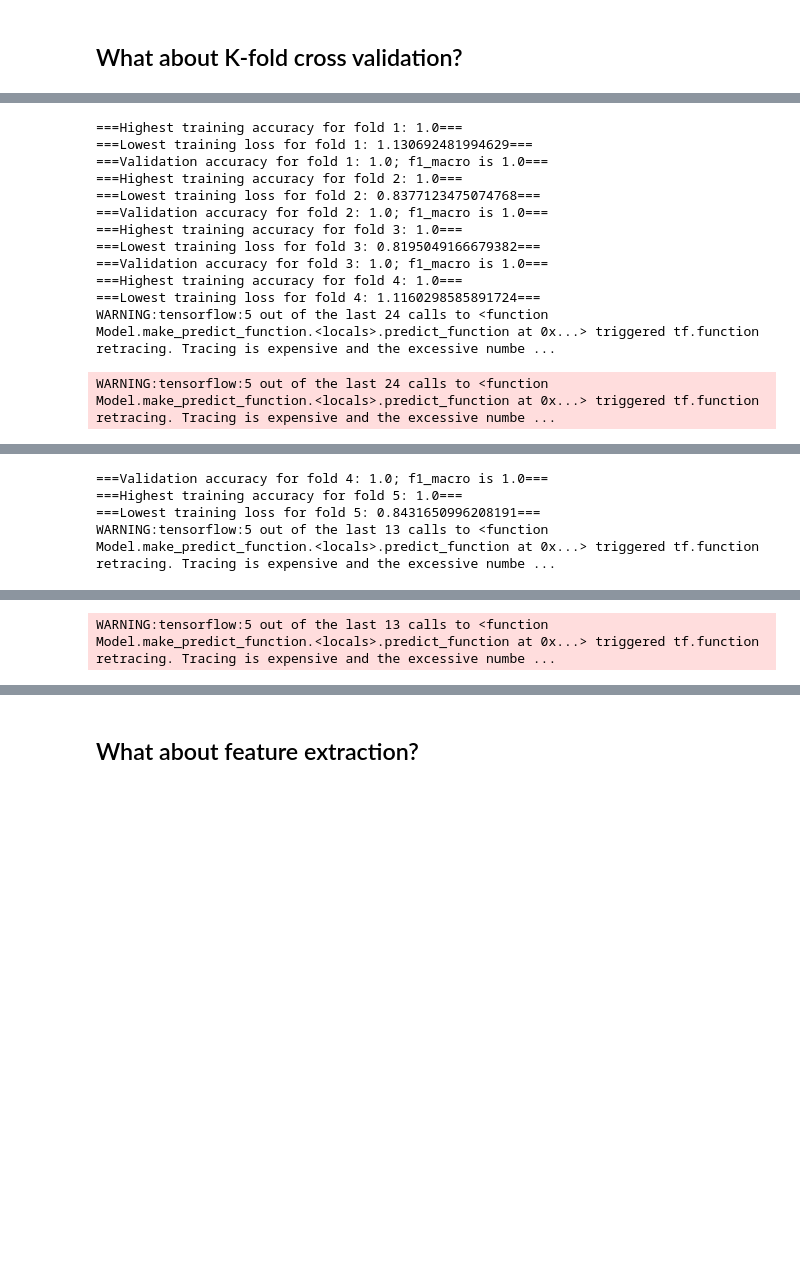
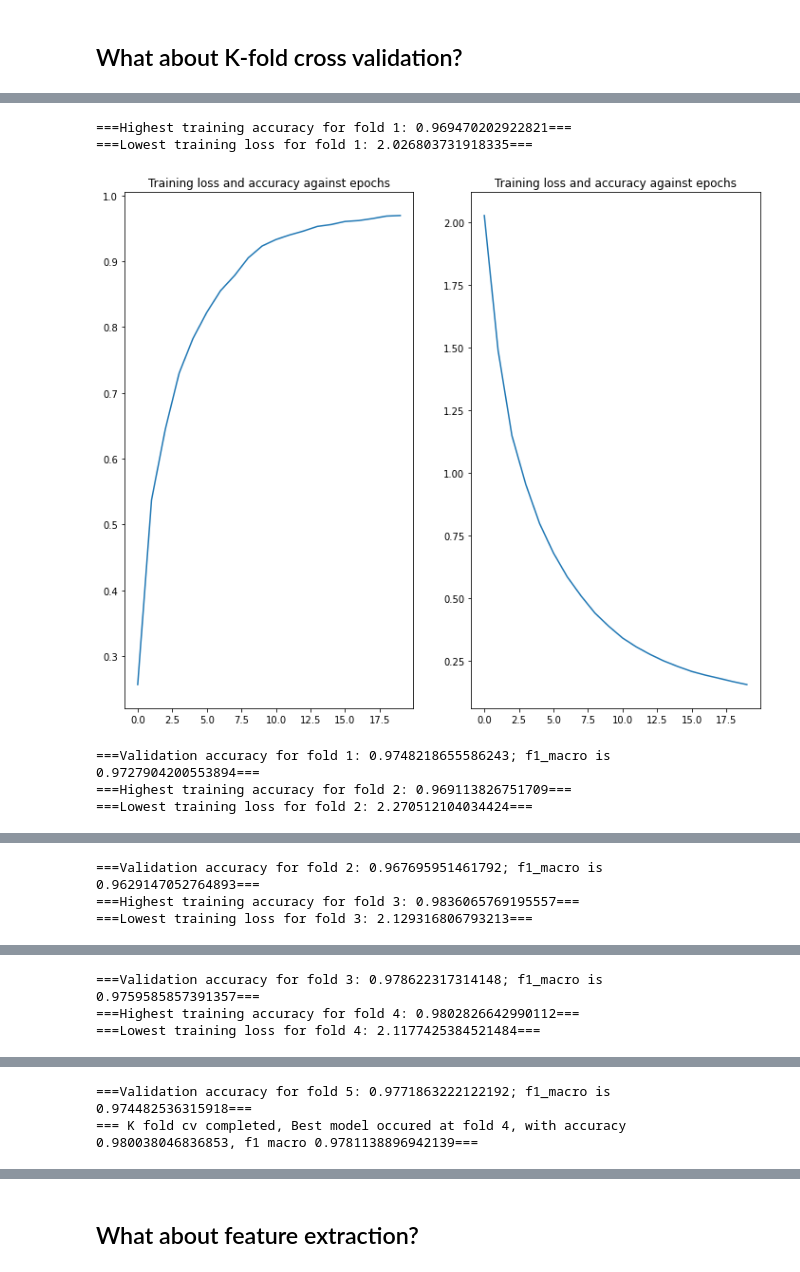
Before and after one commit to CG4002-AY2122S1-B02/CG4002_Capstone, a Jupyter notebook: ML/boing_week_13.ipynb, the cells around one changed output, grey strips where cells are left out. Cells and saved outputs as stored; diff of their text form; code cells hidden in the pictures; blank space fills up the shorter version.

```diff
--- a/ML/boing_week_13.ipynb
+++ b/ML/boing_week_13.ipynb
@@ -641,9 +480,10 @@ print(train_y.shape)
 # %%
 # Save test file to be test in ultra96 with tflite
-print(test_x[20].shape)
-_label = test_y[20]
-print(_label)
-with open(f"test_single_y_{window}.txt", 'w') as f:
-    f.write('%d' % _label)
-pd.DataFrame(test_x[20]).to_csv(f"test_single_x_{window}.csv", index = False)
+for i in range(len(test_y)):
+  # print(test_x[20].shape)
+  _label = test_y[i]
+  # print(_label)
+  with open(f"test/test_single_y_{window}_{i}.txt", 'w') as f:
+      f.write('%d' % _label)
+  pd.DataFrame(test_x[i]).to_csv(f"test/test_single_x_{window}_{i}.csv", index = False)
 # %% [output]
@@ -652,21 +584,22 @@ pd.DataFrame(test_x[20]).to_csv(f"test_single_x_{window}.csv", index = False)
 # %%
-kfold = KFold(n_splits=10, shuffle=True)
-num_classes = 3
+kfold = KFold(n_splits=5, shuffle=True)
+num_classes = 9
 num_features = 6
-batch_size = 8
+batch_size = 32
 acc_list = {}
 f1_list = {}
 train_acc_list = {}
 fold_no = 1
-epochs = 500
+epochs = 20
 best_id = 1
 best_acc = 0
 best_f1_macro = 0
 input_shape = (window,6)
-save_path = os.path.join(os.getcwd(), 'temp_models')
+save_path = '/content/drive/MyDrive/temp_models'
 print_frequency = 15
 
 for train, test in tqdm(kfold.split(train_x, train_y)):
+  with tf.device('/device:GPU:0'):
     model = tf.keras.Sequential([
         tf.keras.layers.Conv1D(32, 3, activation='relu',input_shape = input_shape),
         tf.keras.layers.MaxPooling1D(),
@@ -676,10 +609,10 @@ for train, test in tqdm(kfold.split(train_x, train_y)):
         tf.keras.layers.MaxPooling1D(),
         tf.keras.layers.Flatten(input_shape = input_shape),
         tf.keras.layers.Dense(64, activation='sigmoid'),
-#         tf.keras.layers.Dropout(0.2),
+        tf.keras.layers.Dropout(0.2),
         tf.keras.layers.Dense(num_classes)
     ])
-    model.compile(optimizer='adam',
+    model.compile(optimizer=tf.keras.optimizers.Adam(learning_rate=0.0001),
                   loss=tf.keras.losses.CategoricalCrossentropy(from_logits=True),
                   metrics=['accuracy'])
 
@@ -712,10 +645,12 @@ for train, test in tqdm(kfold.split(train_x, train_y)):
     train_loss = history.history['loss']
     print(f"===Highest training accuracy for fold {fold_no}: {max(train_acc)}===")
     print(f"===Lowest training loss for fold {fold_no}: {max(train_loss)}===")
-#     f, (ax1, ax2) = plt.subplots(1, 2, sharex=True)
-#     ax1.plot(train_acc)
-#     ax2.plot(train_loss)
-#     plt.show()
+    f, (ax1, ax2) = plt.subplots(1, 2, sharex=True,figsize = [12,10])
+    ax1.title.set_text("Training loss and accuracy against epochs")
+    ax1.plot(train_acc)
+    ax2.plot(train_loss)
+    plt.title("Training loss and accuracy against epochs")
+    plt.show()
 #     loss, accuracy, f1_score, precision, recall = model.evaluate(_val_x, _val_y_1, verbose=0)
 #     print(f"===loss:{loss}, accuracy:{accuracy}, precision:{precision}, recall:{recall}, f1_score:{f1_score}")
     y_pred = model.predict(_val_x, verbose=0)
@@ -723,43 +658,36 @@ for train, test in tqdm(kfold.split(train_x, train_y)):
     y_pred_1 = np.argmax(y_pred, axis = 1)
 #     print(y_pred_1)
 #     print(_val_y)
 #     # print(train_y[test])
 #     train_y_1 = np.zeros((train_y[test].size, train_y[test].max()+1))
 #     train_y_1[np.arange(train_y[test].size),train_y[test]] = 1
 #     # print(train_y_1)
     f1_metric = tfa.metrics.F1Score(num_classes= num_classes, average = 'macro', threshold=None)
     acc_metric = tf.keras.metrics.Accuracy()
     #acc_metric.update_state(train_y[test], y_pred_1)
     acc_metric.update_state(_val_y, y_pred_1)
     acc = acc_metric.result().numpy()
     # print(acc)
     #y_pred_1 = y_pred_1.astype(np.float32)
     #f1_metric.update_state(train_y_1, y_pred)
     f1_metric.update_state(_val_y_1, y_pred)
     f1_macro = f1_metric.result().numpy()
     if acc > best_acc:
         best_acc = acc
         best_f1_macro = f1_macro
         best_id = fold_no
     # print(f1_macro)
     print(f"===Validation accuracy for fold {fold_no}: {acc}; f1_macro is {f1_macro}===")
     acc_list[fold_no] = acc
     train_acc_list[fold_no] = train_acc
     f1_list[fold_no] = f1_macro
     model.save(os.path.join(save_path, f"cnn_kfold_fold{fold_no}.h5"))
     fold_no += 1
 print(f"=== K fold cv completed, Best model occured at fold {best_id}, with accuracy {best_acc}, f1 macro {best_f1_macro}===")
 # %% [output]
-===Highest training accuracy for fold 1: 1.0===
-===Lowest training loss for fold 1: 1.130692481994629===
-===Validation accuracy for fold 1: 1.0; f1_macro is 1.0===
-===Highest training accuracy for fold 2: 1.0===
-===Lowest training loss for fold 2: 0.8377123475074768===
-===Validation accuracy for fold 2: 1.0; f1_macro is 1.0===
-===Highest training accuracy for fold 3: 1.0===
-===Lowest training loss for fold 3: 0.8195049166679382===
-===Validation accuracy for fold 3: 1.0; f1_macro is 1.0===
-===Highest training accuracy for fold 4: 1.0===
-===Lowest training loss for fold 4: 1.1160298585891724===
-WARNING:tensorflow:5 out of the last 24 calls to <function Model.make_predict_function.<locals>.predict_function at 0x...> triggered tf.function retracing. Tracing is expensive and the excessive numbe ...
+===Highest training accuracy for fold 1: 0.969470202922821===
+===Lowest training loss for fold 1: 2.026803731918335===
+[figure, added]
-WARNING:tensorflow:5 out of the last 24 calls to <function Model.make_predict_function.<locals>.predict_function at 0x...> triggered tf.function retracing. Tracing is expensive and the excessive numbe ...
+===Validation accuracy for fold 1: 0.9748218655586243; f1_macro is 0.9727904200553894===
+===Highest training accuracy for fold 2: 0.969113826751709===
+===Lowest training loss for fold 2: 2.270512104034424===
@@ -766,4 +695,3 @@ WARNING:tensorflow:5 out of the last 24 calls to <function Model.make_predict_fu
-===Validation accuracy for fold 4: 1.0; f1_macro is 1.0===
-===Highest training accuracy for fold 5: 1.0===
-===Lowest training loss for fold 5: 0.8431650996208191===
-WARNING:tensorflow:5 out of the last 13 calls to <function Model.make_predict_function.<locals>.predict_function at 0x...> triggered tf.function retracing. Tracing is expensive and the excessive numbe ...
+===Validation accuracy for fold 2: 0.967695951461792; f1_macro is 0.9629147052764893===
+===Highest training accuracy for fold 3: 0.9836065769195557===
+===Lowest training loss for fold 3: 2.129316806793213===
@@ -770 +699,3 @@ WARNING:tensorflow:5 out of the last 13 calls to <function Model.make_predict_fu
-WARNING:tensorflow:5 out of the last 13 calls to <function Model.make_predict_function.<locals>.predict_function at 0x...> triggered tf.function retracing. Tracing is expensive and the excessive numbe ...
+===Validation accuracy for fold 3: 0.978622317314148; f1_macro is 0.9759585857391357===
+===Highest training accuracy for fold 4: 0.9802826642990112===
+===Lowest training loss for fold 4: 2.1177425384521484===
@@ -788,3 +707,5 @@ WARNING:tensorflow:5 out of the last 13 calls to <function Model.make_predict_fu
+===Validation accuracy for fold 5: 0.9771863222122192; f1_macro is 0.974482536315918===
+=== K fold cv completed, Best model occured at fold 4, with accuracy 0.980038046836853, f1 macro 0.9781138896942139===
 # %%
 length_test= test_x.shape[0]
 test_x = tf.convert_to_tensor(test_x, dtype=tf.float32)
```
Also changed, not shown: parts of 56 cells of this notebook, 1 other file.
